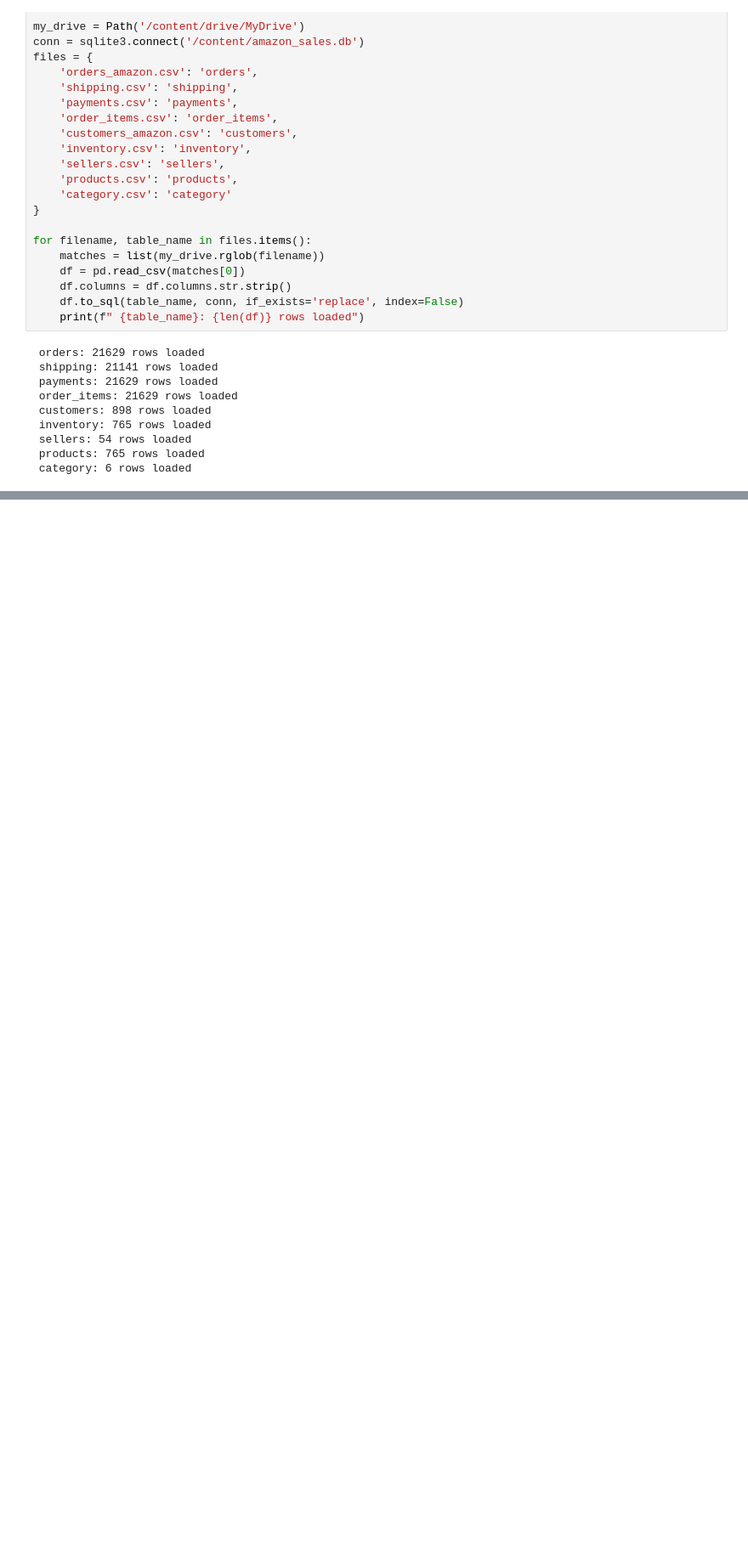
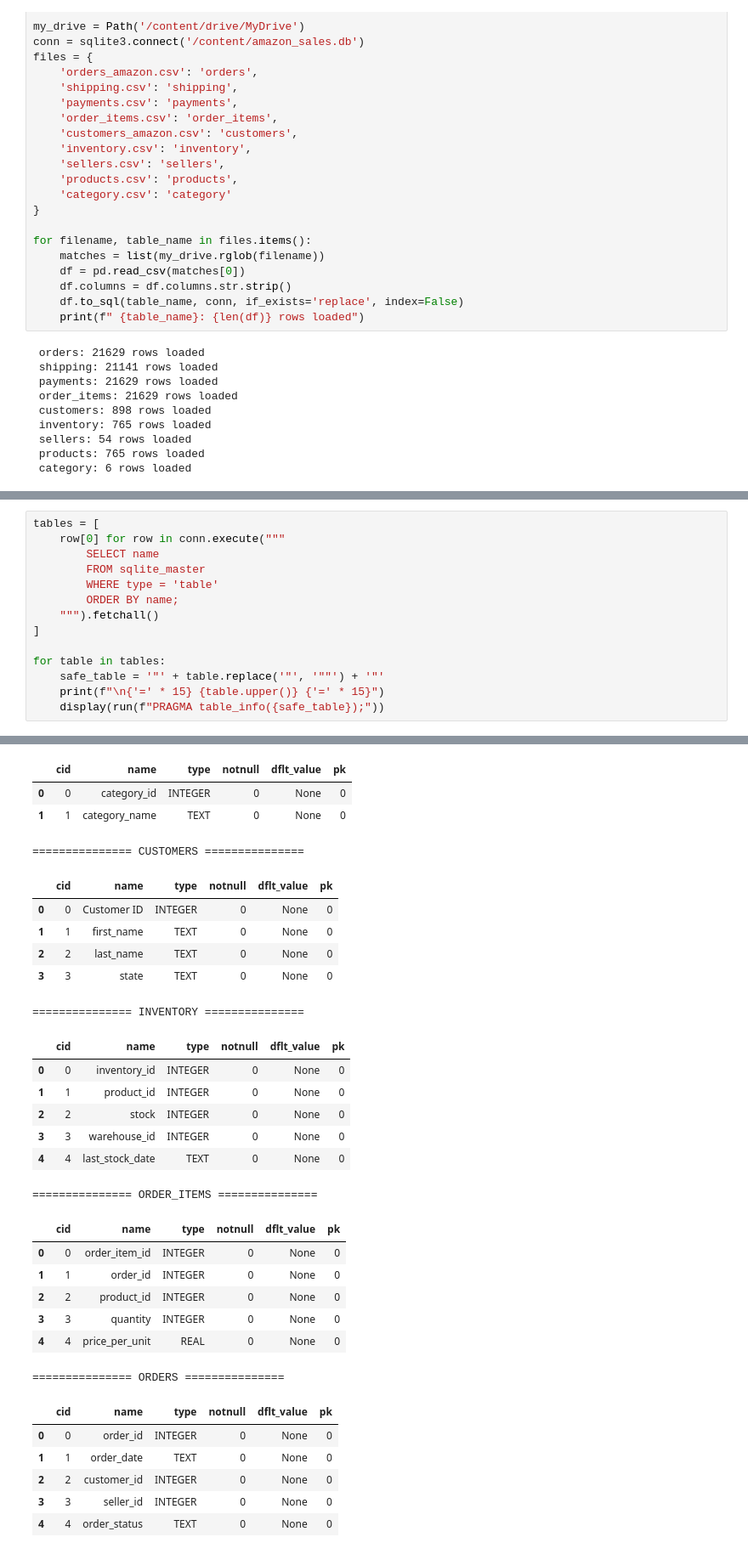
Before and after one commit to rakshamishra54/Amazon_Sales_Analytics, a Jupyter notebook: Amazon_Sales_analytics.ipynb, the cells around one changed output, grey strips where cells are left out. Shown at 85% size. Drawn from its saved outputs; the diff is of its cells as text; blank space fills up the shorter version.

```diff
--- a/Amazon_Sales_analytics.ipynb
+++ b/Amazon_Sales_analytics.ipynb
@@ -59,3 +60,18 @@ WHERE type = 'table'
 | 6 | sellers |
 | 7 | products |
 | 8 | category |
+# %%
+tables = [
+    row[0] for row in conn.execute("""
+        SELECT name
+        FROM sqlite_master
+        WHERE type = 'table'
+        ORDER BY name;
+    """).fetchall()
+]
+
+for table in tables:
+    safe_table = '"' + table.replace('"', '""') + '"'
+    print(f"\n{'=' * 15} {table.upper()} {'=' * 15}")
+    display(run(f"PRAGMA table_info({safe_table});"))
+# %% [output]
@@ -61,0 +79,30 @@ WHERE type = 'table'
+|  | cid | name | type | notnull | dflt_value | pk |
+| 0 | 0 | category_id | INTEGER | 0 | None | 0 |
+| 1 | 1 | category_name | TEXT | 0 | None | 0 |
+=============== CUSTOMERS ===============
+|  | cid | name | type | notnull | dflt_value | pk |
+| 0 | 0 | Customer ID | INTEGER | 0 | None | 0 |
+| 1 | 1 | first_name | TEXT | 0 | None | 0 |
+| 2 | 2 | last_name | TEXT | 0 | None | 0 |
+| 3 | 3 | state | TEXT | 0 | None | 0 |
+=============== INVENTORY ===============
+|  | cid | name | type | notnull | dflt_value | pk |
+| 0 | 0 | inventory_id | INTEGER | 0 | None | 0 |
+| 1 | 1 | product_id | INTEGER | 0 | None | 0 |
+| 2 | 2 | stock | INTEGER | 0 | None | 0 |
+| 3 | 3 | warehouse_id | INTEGER | 0 | None | 0 |
+| 4 | 4 | last_stock_date | TEXT | 0 | None | 0 |
+=============== ORDER_ITEMS ===============
+|  | cid | name | type | notnull | dflt_value | pk |
+| 0 | 0 | order_item_id | INTEGER | 0 | None | 0 |
+| 1 | 1 | order_id | INTEGER | 0 | None | 0 |
+| 2 | 2 | product_id | INTEGER | 0 | None | 0 |
+| 3 | 3 | quantity | INTEGER | 0 | None | 0 |
+| 4 | 4 | price_per_unit | REAL | 0 | None | 0 |
+=============== ORDERS ===============
+|  | cid | name | type | notnull | dflt_value | pk |
+| 0 | 0 | order_id | INTEGER | 0 | None | 0 |
+| 1 | 1 | order_date | TEXT | 0 | None | 0 |
+| 2 | 2 | customer_id | INTEGER | 0 | None | 0 |
+| 3 | 3 | seller_id | INTEGER | 0 | None | 0 |
+| 4 | 4 | order_status | TEXT | 0 | None | 0 |
```
Also changed, not shown: parts of 8 cells of this notebook.
